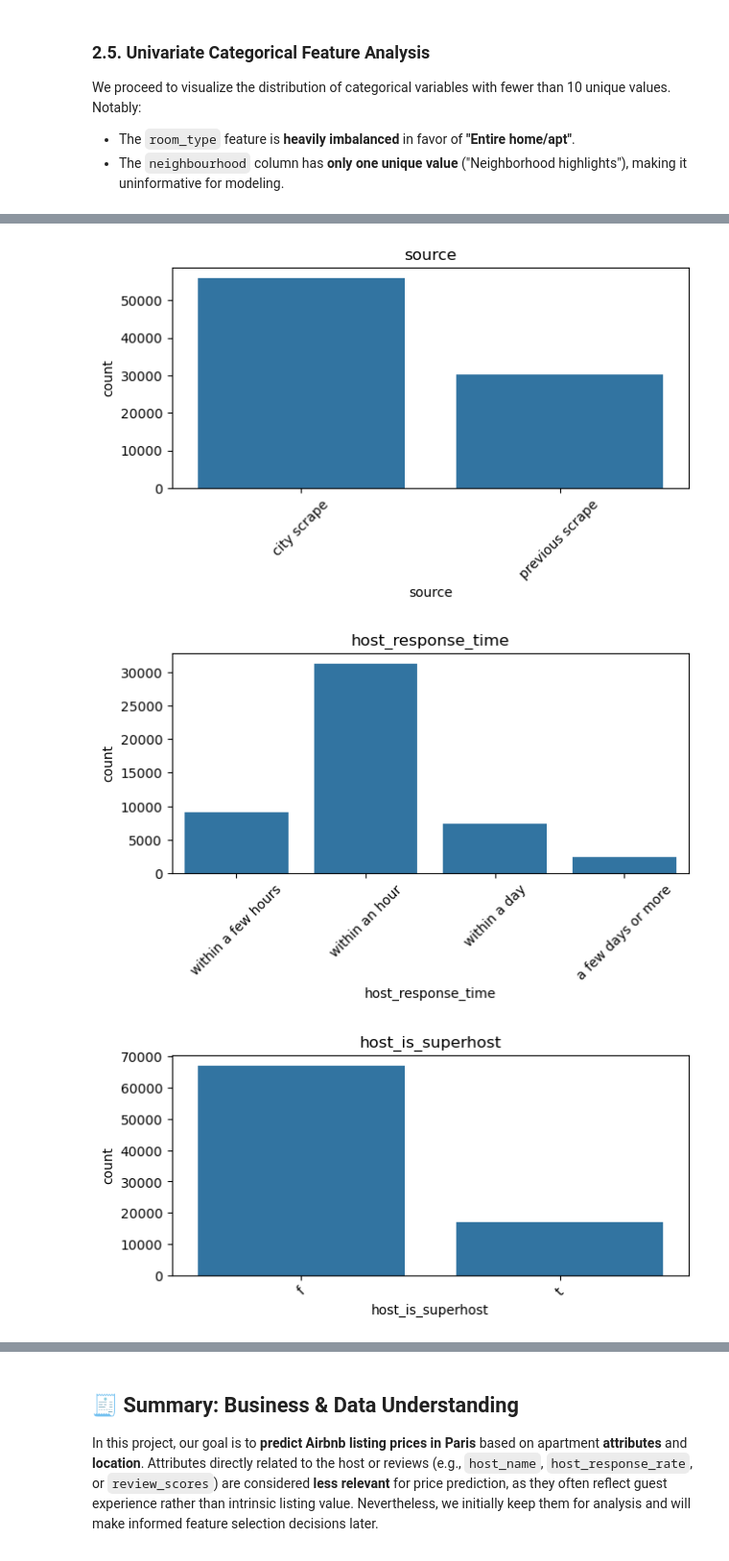
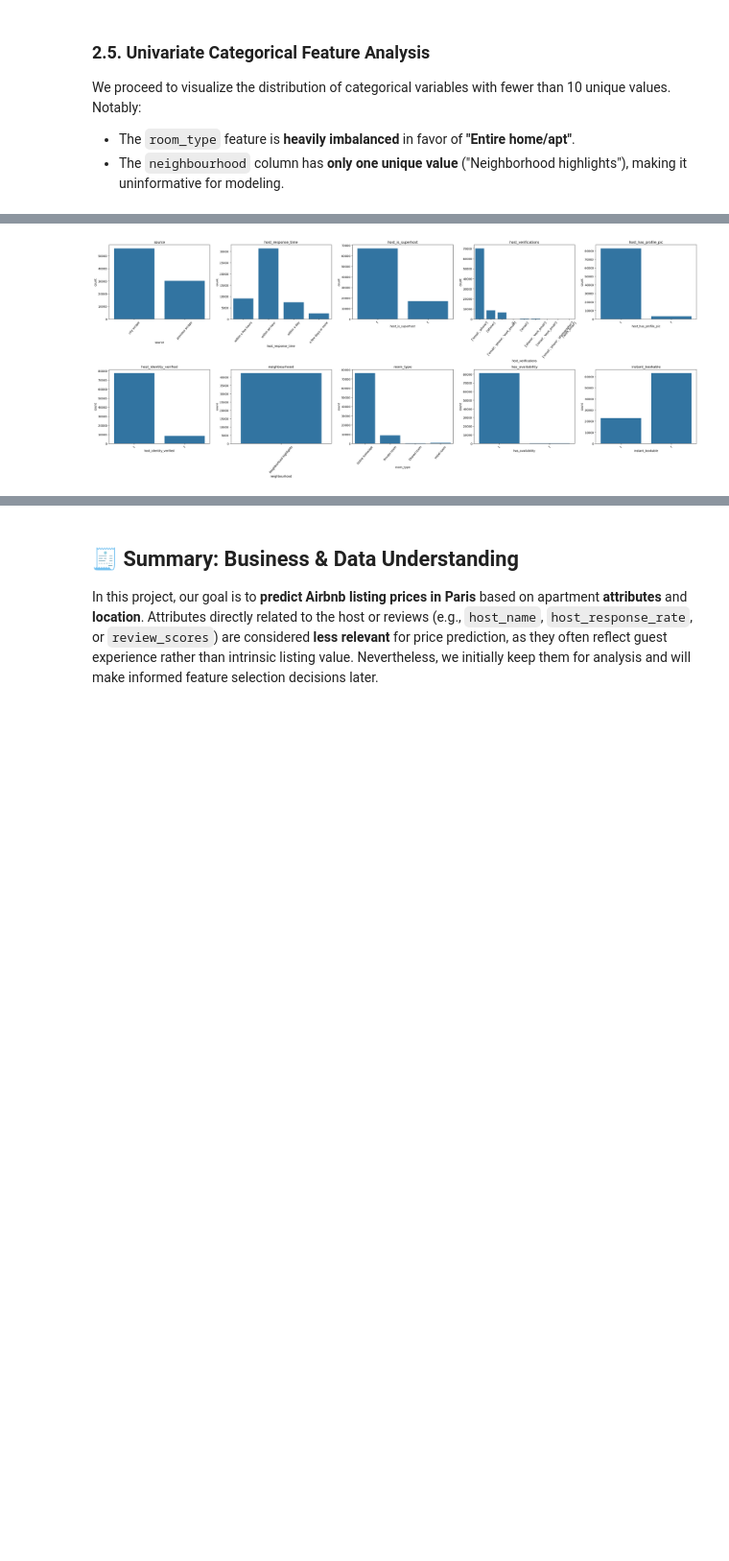
Before and after one commit to Cheicky97/Predicting-Airbnb-Listing-Prices-in-Paris, a Jupyter notebook: notebooks/01_business_and_data_understanding.ipynb, the cells around one changed output, grey strips where cells are left out. Shown at 96% size. Saved outputs shown, nothing was run; the diff lists cells and outputs as text; code cells hidden in the pictures; blank space fills up the shorter version.

Commit message:
new file:   .vscode/settings.json 	modified:   notebooks/01_business_and_data_understanding.ipynb 	modified:   src/__pycache__/plot.cpython-312.pyc 	modified:   src/plot.py

```diff
--- a/notebooks/01_business_and_data_understanding.ipynb
+++ b/notebooks/01_business_and_data_understanding.ipynb
@@ -362,3 +362,6 @@ We proceed to visualize the distribution of categorical variables with fewer tha
 
 * The `room_type` feature is **heavily imbalanced** in favor of **"Entire home/apt"**.
 * The `neighbourhood` column has **only one unique value** ("Neighborhood highlights"), making it uninformative for modeling.
+# %%
+cols_to_plot = [col for col in categorical_cols if raw_data[col].nunique() < 10]
+len_cols_to_plot = len(cols_to_plot)
@@ -365,16 +375,4 @@ We proceed to visualize the distribution of categorical variables with fewer tha
 # %%
-import seaborn as sns
-
-
-for col in categorical_cols:
-
-    if raw_data[col].nunique() < 10:
-        plt.figure(figsize=(7,3))
-        sns.countplot(data=raw_data, x=col)
-        plt.xticks(rotation=45)
-        plt.title(col)
-        plt.show()
+plot.PlotData.countplot__cat_var(df=raw_data, categorical_cols=cols_to_plot, max_ncols=5, figsize=(30, 12))
 # %% [output]
-[figure, old version]
+[figure, new version]
-[figure, removed]
-[figure, removed]
```
Also changed, not shown: parts of 8 cells of this notebook, 1 other file.
